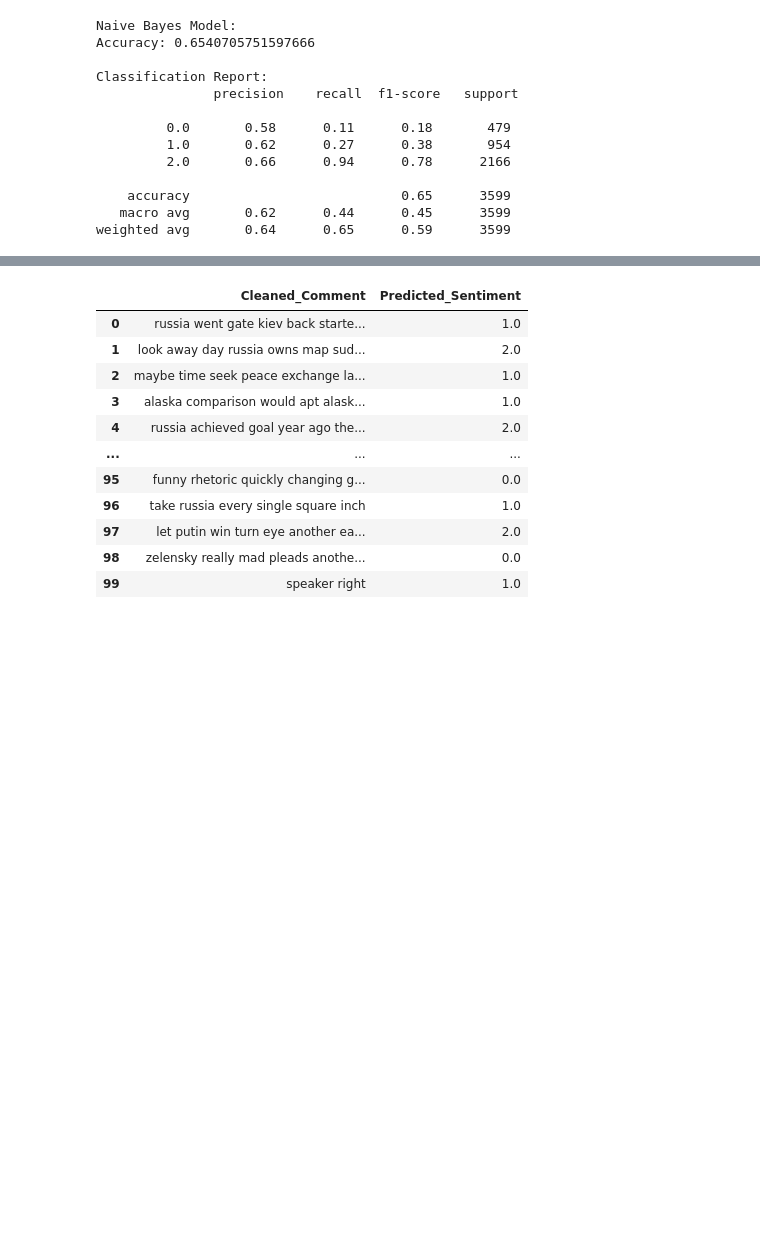
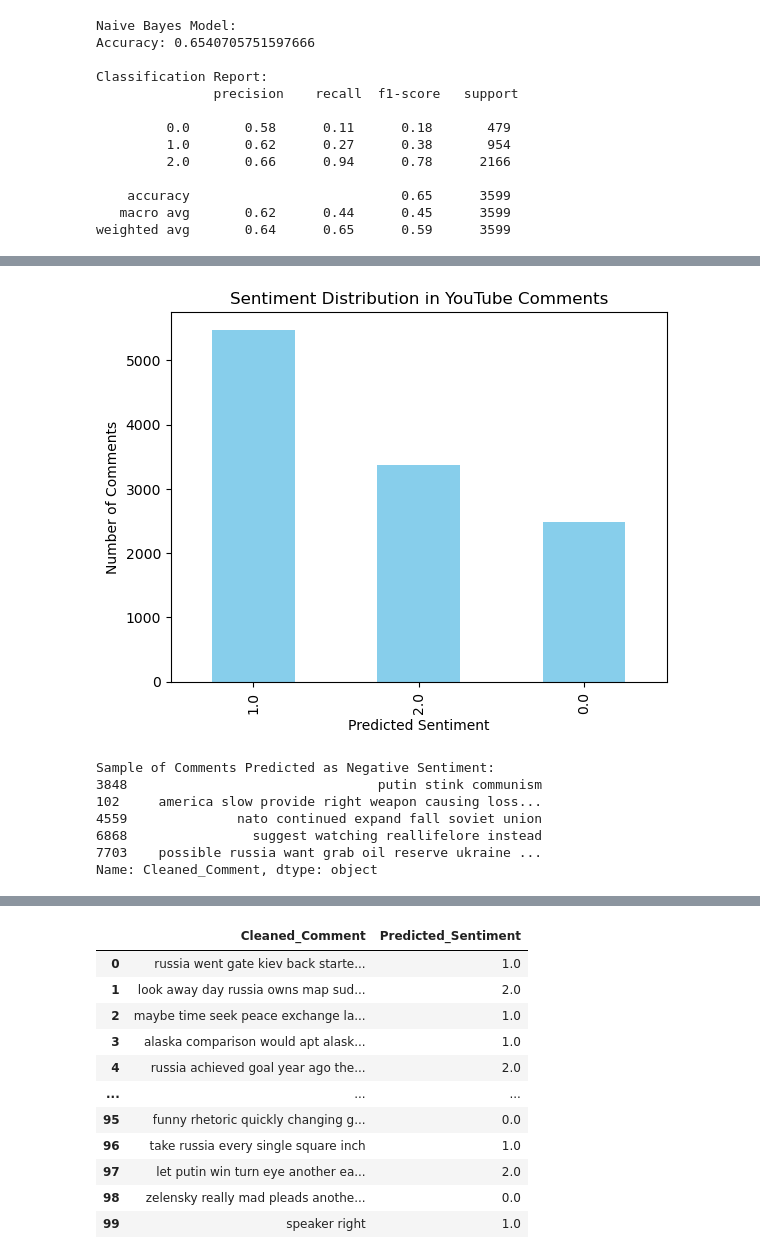
Before and after one commit to shubhamnarkhede/Youtube_Video_Stance_Aanalysis, a Jupyter notebook: YouTube_Data_Final_new.ipynb, the cells around one changed output, grey strips where cells are left out. Saved outputs shown, nothing was run; the diff lists cells and outputs as text; code cells hidden in the pictures; blank space fills up the shorter version.

```diff
--- a/YouTube_Data_Final_new.ipynb
+++ b/YouTube_Data_Final_new.ipynb
@@ -1051,0 +1189,24 @@ df_youtube['Predicted_Sentiment'] = combined_predictions.mode(axis=1)[0]
+# %%
+import matplotlib.pyplot as plt
+
+# Visualize Sentiment Distribution
+sentiment_distribution = df_youtube['Predicted_Sentiment'].value_counts()
+sentiment_distribution.plot(kind='bar', color='skyblue')
+plt.title('Sentiment Distribution in YouTube Comments')
+plt.xlabel('Predicted Sentiment')
+plt.ylabel('Number of Comments')
+plt.show()
+
+# Check Against War
+negative_comments = df_youtube[df_youtube['Predicted_Sentiment'] == 0]['Cleaned_Comment'].sample(5)
+print("Sample of Comments Predicted as Negative Sentiment:")
+print(negative_comments)
+# %% [output]
+[figure, added]
+Sample of Comments Predicted as Negative Sentiment:
+3848                                putin stink communism
+102     america slow provide right weapon causing loss...
+4559              nato continued expand fall soviet union
+6868                suggest watching reallifelore instead
+7703    possible russia want grab oil reserve ukraine ...
+Name: Cleaned_Comment, dtype: object
```
Also changed, not shown: parts of 33 cells of this notebook.
